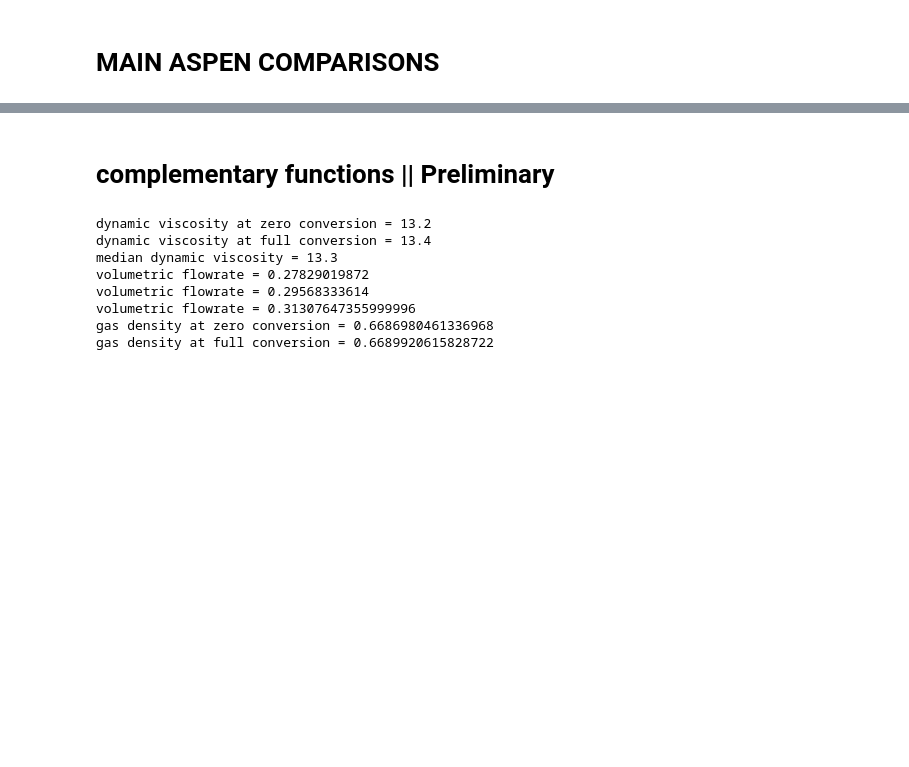
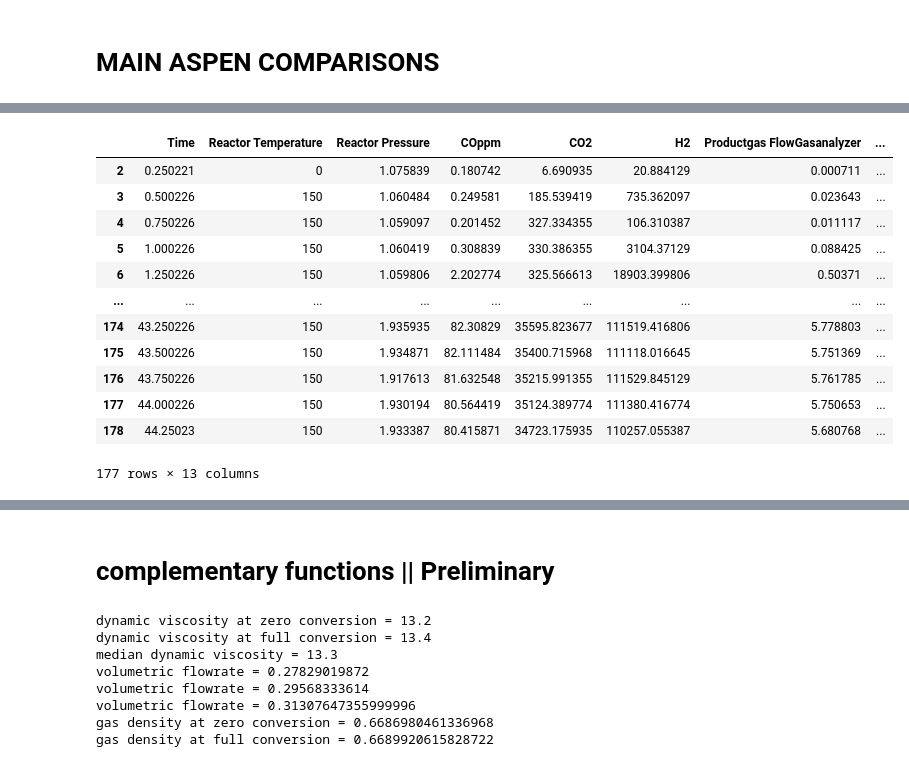
Before and after one commit to DanielGreiner/Masterarbeit, a Jupyter notebook: Model_reactor_1D_steady_state_isothermal.ipynb, the cells around one changed output, grey strips where cells are left out. Drawn from its saved outputs; the diff is of its cells as text; code cells hidden in the pictures; blank space fills up the shorter version.

```diff
--- a/Model_reactor_1D_steady_state_isothermal.ipynb
+++ b/Model_reactor_1D_steady_state_isothermal.ipynb
@@ -751,3 +798,19 @@ offset_to_experiment = (1 - prodFlow_default_72_model/default_72_means_productio
+# %%
+restart_72
+# %% [output]
+|  | Time | Reactor Temperature | Reactor Pressure | COppm | CO2 | H2 | Productgas FlowGasanalyzer | ... |
+| 2 | 0.250221 | 0 | 1.075839 | 0.180742 | 6.690935 | 20.884129 | 0.000711 | ... |
+| 3 | 0.500226 | 150 | 1.060484 | 0.249581 | 185.539419 | 735.362097 | 0.023643 | ... |
+| 4 | 0.750226 | 150 | 1.059097 | 0.201452 | 327.334355 | 106.310387 | 0.011117 | ... |
+| 5 | 1.000226 | 150 | 1.060419 | 0.308839 | 330.386355 | 3104.37129 | 0.088425 | ... |
+| 6 | 1.250226 | 150 | 1.059806 | 2.202774 | 325.566613 | 18903.399806 | 0.50371 | ... |
+| ... | ... | ... | ... | ... | ... | ... | ... | ... |
+| 174 | 43.250226 | 150 | 1.935935 | 82.30829 | 35595.823677 | 111519.416806 | 5.778803 | ... |
+| 175 | 43.500226 | 150 | 1.934871 | 82.111484 | 35400.715968 | 111118.016645 | 5.751369 | ... |
+| 176 | 43.750226 | 150 | 1.917613 | 81.632548 | 35215.991355 | 111529.845129 | 5.761785 | ... |
+| 177 | 44.000226 | 150 | 1.930194 | 80.564419 | 35124.389774 | 111380.416774 | 5.750653 | ... |
+| 178 | 44.25023 | 150 | 1.933387 | 80.415871 | 34723.175935 | 110257.055387 | 5.680768 | ... |
+177 rows × 13 columns
 # %%
 # @title testing block, ignore
 
```
Also changed, not shown: parts of 23 cells of this notebook.
